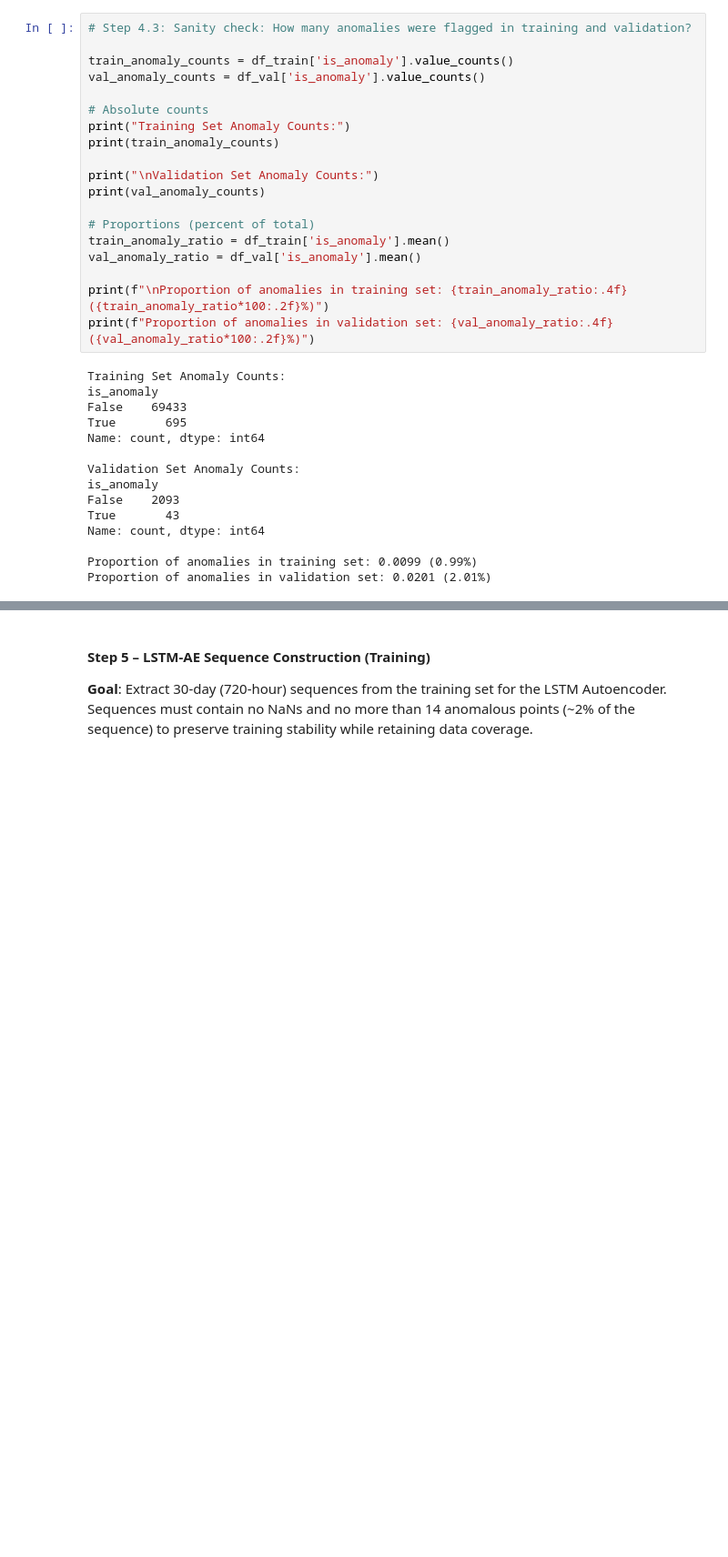
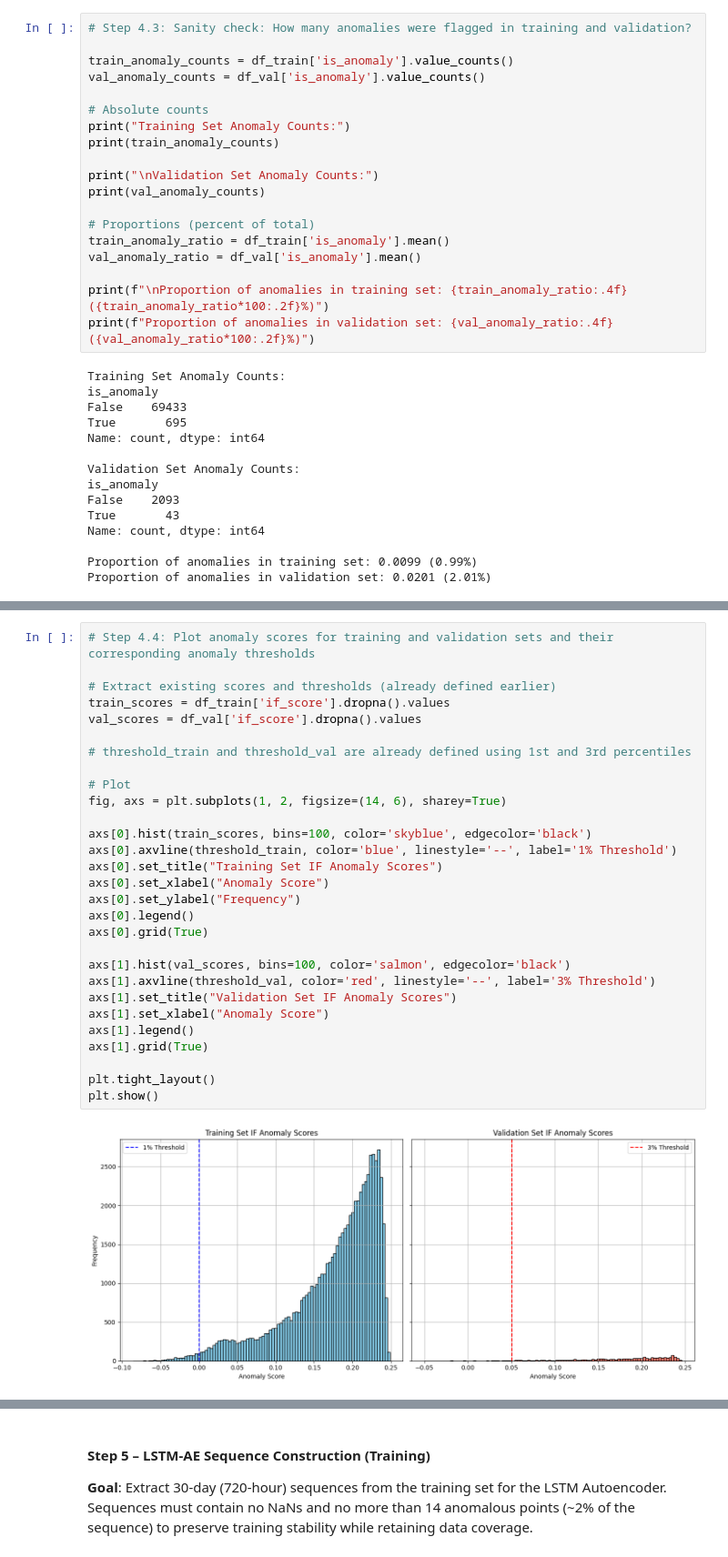
Before and after one commit to Jeremiah-Bachtin/comp1884-group6-weather-anomaly-detection-system, a Jupyter notebook: notebooks/notebook_jeremy_ETL_and_ML_v1.ipynb, the cells around one changed output, grey strips where cells are left out. Shown: that part at 91% size. Cells and saved outputs as stored; diff of their text form; blank space fills up the shorter version.

Commit message:
Design choices and analysis of results were integrated in markdown cells, supported by companion visuals.

```diff
--- a/notebooks/notebook_jeremy_ETL_and_ML_v1.ipynb
+++ b/notebooks/notebook_jeremy_ETL_and_ML_v1.ipynb
@@ -252,0 +279,31 @@ This strategy is consistent with semi-supervised pseudo-labelling in literature:
+# %%
+# Step 4.4: Plot anomaly scores for training and validation sets and their corresponding anomaly thresholds
+
+# Extract existing scores and thresholds (already defined earlier)
+train_scores = df_train['if_score'].dropna().values
+val_scores = df_val['if_score'].dropna().values
+
+# threshold_train and threshold_val are already defined using 1st and 3rd percentiles
+
+# Plot
+fig, axs = plt.subplots(1, 2, figsize=(14, 6), sharey=True)
+
+axs[0].hist(train_scores, bins=100, color='skyblue', edgecolor='black')
+axs[0].axvline(threshold_train, color='blue', linestyle='--', label='1% Threshold')
+axs[0].set_title("Training Set IF Anomaly Scores")
+axs[0].set_xlabel("Anomaly Score")
+axs[0].set_ylabel("Frequency")
+axs[0].legend()
+axs[0].grid(True)
+
+axs[1].hist(val_scores, bins=100, color='salmon', edgecolor='black')
+axs[1].axvline(threshold_val, color='red', linestyle='--', label='3% Threshold')
+axs[1].set_title("Validation Set IF Anomaly Scores")
+axs[1].set_xlabel("Anomaly Score")
+axs[1].legend()
+axs[1].grid(True)
+
+plt.tight_layout()
+plt.show()
+# %% [output]
+[figure, added]
```
Also changed, not shown: parts of 15 cells of this notebook.
